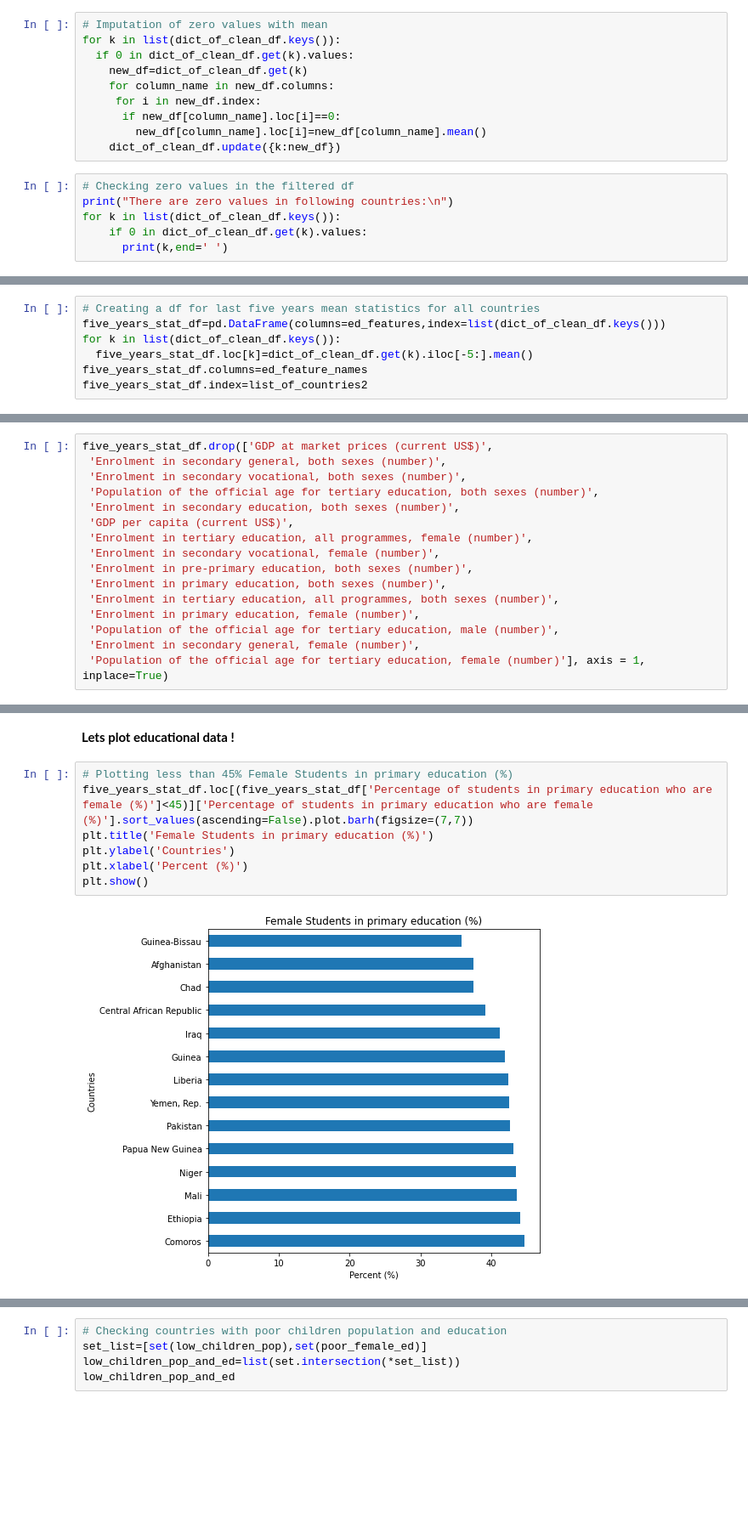
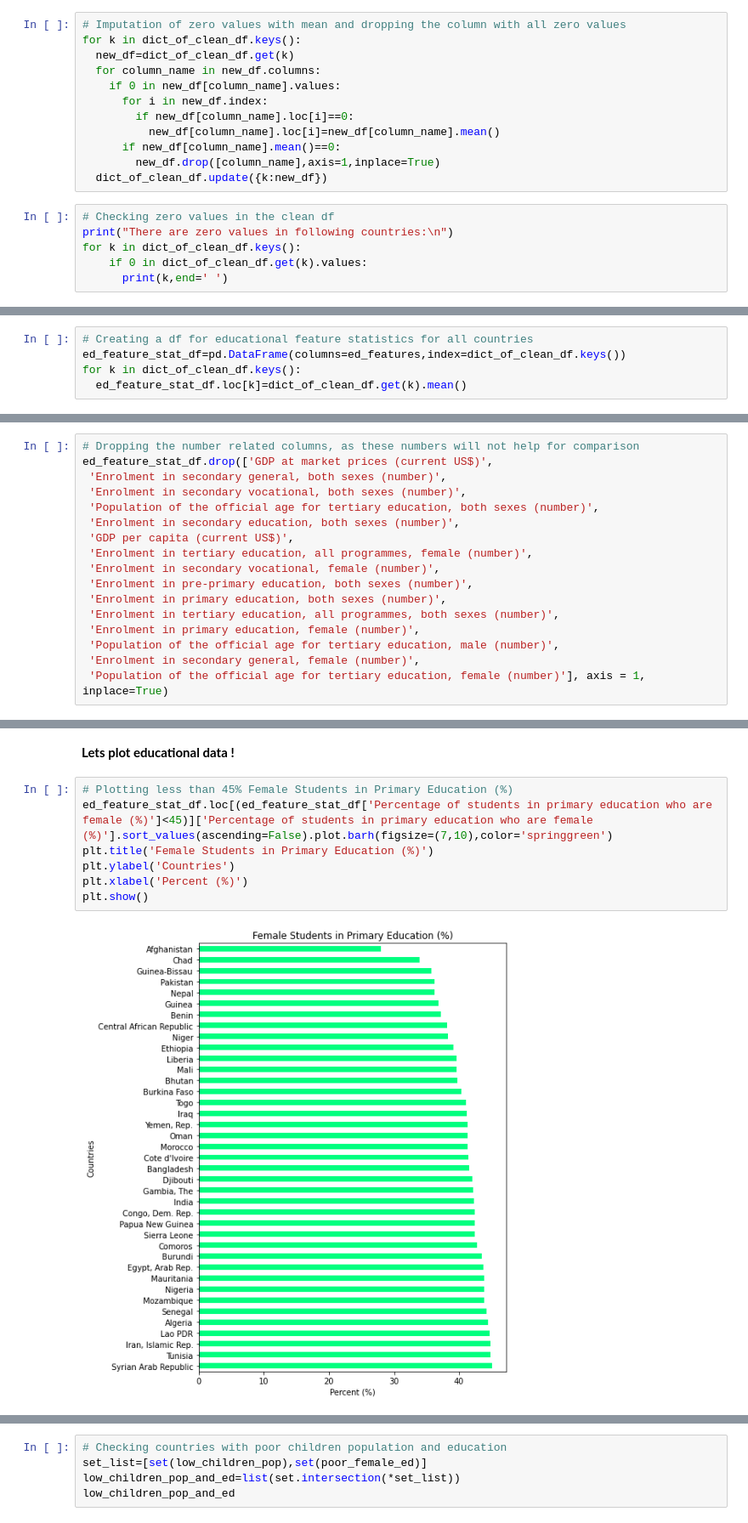
Before and after one commit to prabirdeb/World-Bank-Global-Education-Analysis, a Jupyter notebook: World_Bank_Global_Education_Analysis_Capstone_Project.ipynb, the cells around one changed output, grey strips where cells are left out. Shown at 85% size. Cells and saved outputs as stored; diff of their text form; blank space fills up the shorter version.

```diff
--- a/World_Bank_Global_Education_Analysis_Capstone_Project.ipynb
+++ b/World_Bank_Global_Education_Analysis_Capstone_Project.ipynb
@@ -526,17 +479,19 @@ AFG ALB DZA ARG ARM ABW AZE BHS BHR BGD BRB BLR BLZ BEN BTN BOL BIH BWA BRA BRN
 # %%
-# Imputation of zero values with mean
-for k in list(dict_of_clean_df.keys()):
-  if 0 in dict_of_clean_df.get(k).values:
-    new_df=dict_of_clean_df.get(k)
-    for column_name in new_df.columns:
-     for i in new_df.index:
-      if new_df[column_name].loc[i]==0:
-        new_df[column_name].loc[i]=new_df[column_name].mean()
-    dict_of_clean_df.update({k:new_df})
+# Imputation of zero values with mean and dropping the column with all zero values
+for k in dict_of_clean_df.keys():
+  new_df=dict_of_clean_df.get(k)
+  for column_name in new_df.columns:
+    if 0 in new_df[column_name].values:
+      for i in new_df.index:
+        if new_df[column_name].loc[i]==0:
+          new_df[column_name].loc[i]=new_df[column_name].mean()
+      if new_df[column_name].mean()==0:
+        new_df.drop([column_name],axis=1,inplace=True)
+  dict_of_clean_df.update({k:new_df})
 # %%
-# Checking zero values in the filtered df
+# Checking zero values in the clean df
 print("There are zero values in following countries:\n")
-for k in list(dict_of_clean_df.keys()):
+for k in dict_of_clean_df.keys():
     if 0 in dict_of_clean_df.get(k).values:
       print(k,end=' ')
 # %% [output]
@@ -546,8 +499,6 @@ AFG BHS CUB PHL TJK USA
 # %%
-# Creating a df for last five years mean statistics for all countries
-five_years_stat_df=pd.DataFrame(columns=ed_features,index=list(dict_of_clean_df.keys()))
-for k in list(dict_of_clean_df.keys()):
-  five_years_stat_df.loc[k]=dict_of_clean_df.get(k).iloc[-5:].mean()
-five_years_stat_df.columns=ed_feature_names
-five_years_stat_df.index=list_of_countries2
+# Creating a df for educational feature statistics for all countries
+ed_feature_stat_df=pd.DataFrame(columns=ed_features,index=dict_of_clean_df.keys())
+for k in dict_of_clean_df.keys():
+  ed_feature_stat_df.loc[k]=dict_of_clean_df.get(k).mean()
 # %%
@@ -558,5 +509,6 @@ five_years_stat_df.iloc[five_years_stat_df.index=='Afghanistan']
 # %%
-five_years_stat_df.drop(['GDP at market prices (current US$)',
+# Dropping the number related columns, as these numbers will not help for comparison
+ed_feature_stat_df.drop(['GDP at market prices (current US$)',
  'Enrolment in secondary general, both sexes (number)',
  'Enrolment in secondary vocational, both sexes (number)',
  'Population of the official age for tertiary education, both sexes (number)',
@@ -703,11 +731,11 @@ plt.show()
 # %% [markdown]
 **Lets plot educational data !**
 # %%
-# Plotting less than 45% Female Students in primary education (%)
-five_years_stat_df.loc[(five_years_stat_df['Percentage of students in primary education who are female (%)']<45)]['Percentage of students in primary education who are female (%)'].sort_values(ascending=False).plot.barh(figsize=(7,7))
-plt.title('Female Students in primary education (%)')
+# Plotting less than 45% Female Students in Primary Education (%)
+ed_feature_stat_df.loc[(ed_feature_stat_df['Percentage of students in primary education who are female (%)']<45)]['Percentage of students in primary education who are female (%)'].sort_values(ascending=False).plot.barh(figsize=(7,10),color='springgreen')
+plt.title('Female Students in Primary Education (%)')
 plt.ylabel('Countries')
 plt.xlabel('Percent (%)')
 plt.show()
 # %% [output]
-[figure, old version]
+[figure, new version]
```
Also changed, not shown: parts of 89 cells of this notebook.
